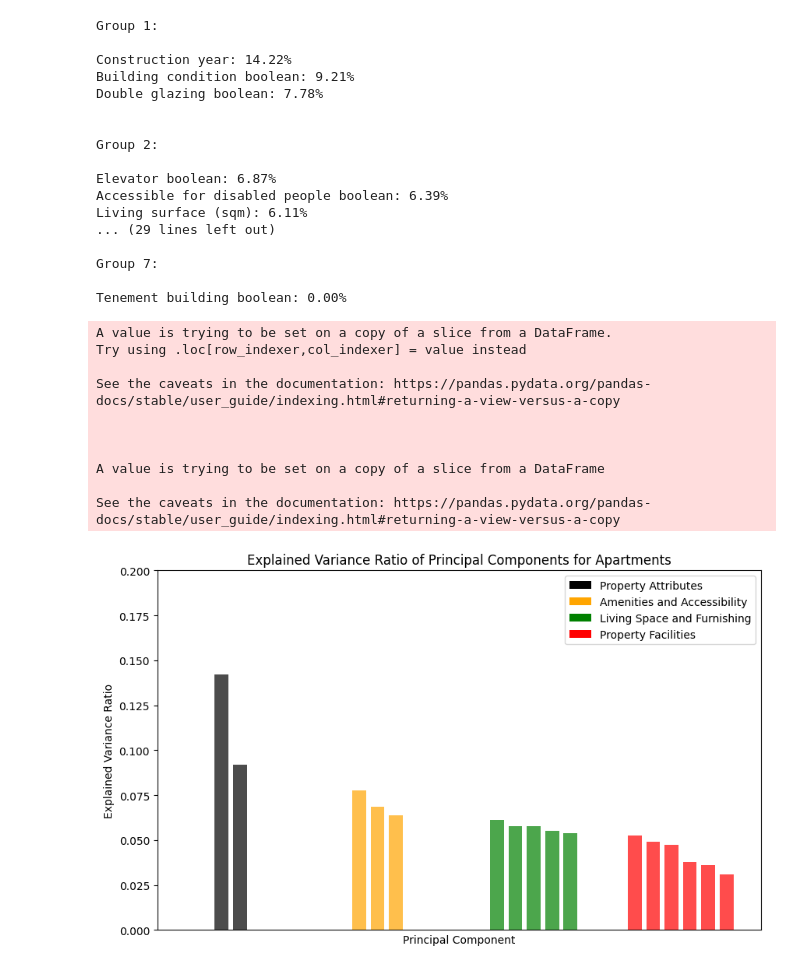
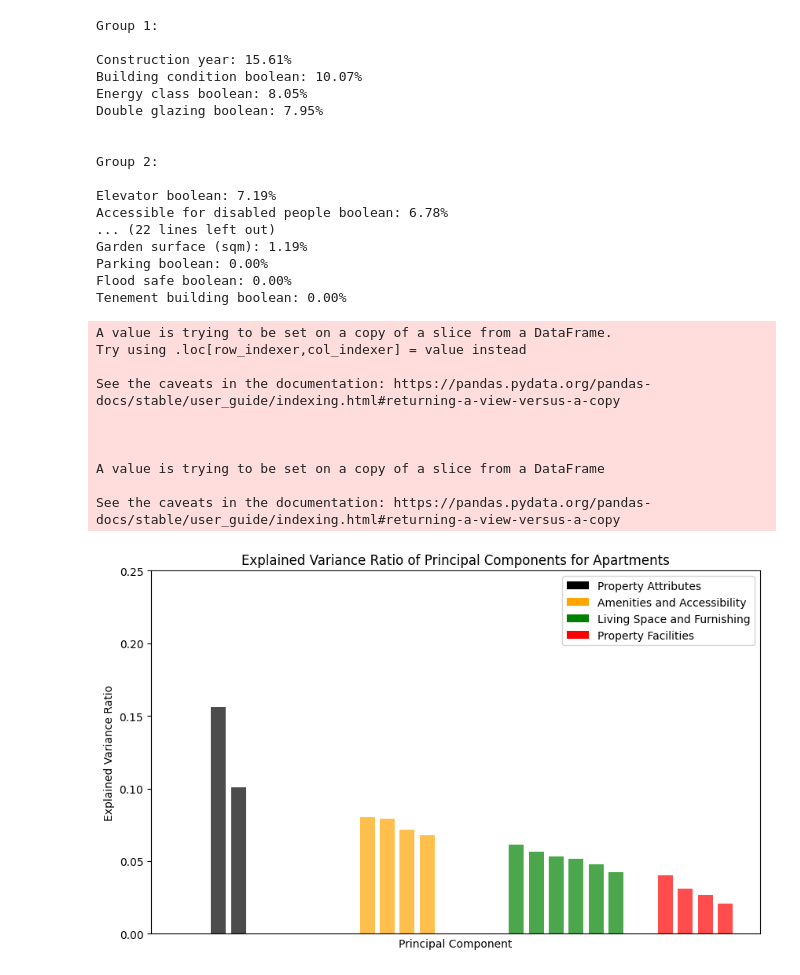
Before and after one commit to slvg01/6a_immoeliza_data, a Jupyter notebook: data/visualization.ipynb, the cells around one changed output. Cells and saved outputs as stored; diff of their text form; code cells hidden in the pictures.

```diff
--- a/data/visualization.ipynb
+++ b/data/visualization.ipynb
@@ -18,21 +93,14 @@ df['price_sqm'] = df['Price (euro)'] / df['Living surface (sqm)']
 # %%
-import pandas as pd
-import matplotlib.pyplot as plt
-import numpy as np
-from sklearn.decomposition import PCA
-from sklearn.preprocessing import StandardScaler, OneHotEncoder
-from sklearn.compose import ColumnTransformer
-
-# Assume df is your original DataFrame
+# PCA FOR HOUSES
 
 # Drop rows with missing values
 pcadf = df[df['Type of property'] == 'House']
 pcadf = pcadf.dropna()
 
 # Drop specified columns
-columns_to_drop = ['Property ID', 'price_sqm', 'Price (euro)', 'Garden boolean', 'Parking boolean', 'Terrace boolean',
+columns_to_drop = ['Property ID', 'price_sqm', 'Price (euro)', 'Garden boolean', 'Parking tot nb', 'Terrace boolean',
                    'Bathrooms total nb boolean', 'Bathrooms', 'Shower rooms', 'Outdoor parking spaces',
-                   'Covered parking spaces', 'Postal code','Energy class boolean','Elevator boolean','Energy class','New Construction boolean']
+                   'Covered parking spaces', 'Postal code','Elevator boolean','Energy class','New Construction boolean']
 pcadf.drop(columns=columns_to_drop, inplace=True)
 
 # Selecting numerical columns for PCA
@@ -89,7 +157,7 @@ explained_variance_ratio = pca.explained_variance_ratio_
 sorted_indices = np.argsort(explained_variance_ratio)[::-1]
 explained_variance_ratio_sorted = [explained_variance_ratio[i] for i in sorted_indices]
 
-grouped_indices = [[0,1],[2,3],[4,5,6,7,8,9],[10,11,12,13,14,15]]
+grouped_indices = [[0,1],[2,3,4],[5,6,7,8,9,10],[11,12,13,14,15]]
 # Customizable group names and colors
 custom_group_labels = ['Property Attributes', 'Amenities and Accessibility', 'Living Space and Furnishing','Property Facilities']
 custom_colors = ['black', 'orange', 'green','red']
@@ -115,9 +183,9 @@ for group, columns in groupings.items():
         print(f"{column}: {variance:.2f}%")
     print("\n")
 
-plt.xlabel('Principal Component')
-plt.ylabel('Explained Variance Ratio')
-plt.title('Explained Variance Ratio of Principal Components for Houses')
+plt.xlabel('Principal Component', fontsize=15)
+plt.ylabel('Explained Variance Ratio', fontsize=15)
+plt.title('Explained Variance Ratio of Principal Components for Houses', fontsize=20)
 
 # Create legend for groups
 group_labels = custom_group_labels[:num_groups]
@@ -151,32 +219,24 @@ Tenement building boolean: 0.00%
 # %%
-import pandas as pd
-import matplotlib.pyplot as plt
-import numpy as np
-from sklearn.decomposition import PCA
-from sklearn.preprocessing import StandardScaler, OneHotEncoder
+# PCA FOR APARTMENTS
 
-# Assume df is your original DataFrame
-#df = pd.read_csv('clean_data/data_set_CLEAN.csv')
 # Drop rows with missing values
 pcadf2 = df[df['Type of property'] == 'Apartment']
 
 numeric_columns = pcadf2.select_dtypes(include=['number']).columns
 
-# fill -1 to all NaN
+# fill 0 to all NaN
 pcadf2[numeric_columns] = pcadf2[numeric_columns].fillna(0)
 
 # Drop specified columns
-columns_to_drop = ['Property ID', 'price_sqm', 'Price (euro)', 'Garden boolean', 'Parking boolean', 'Terrace boolean',
+columns_to_drop = ['Property ID', 'price_sqm', 'Price (euro)', 'Garden boolean', 'Parking tot nb', 'Terrace boolean',
                    'Bathrooms total nb boolean', 'Bathrooms', 'Shower rooms', 'Outdoor parking spaces',
-                   'Covered parking spaces', 'Postal code','Energy class boolean','Energy class', 'New Construction boolean']
+                   'Covered parking spaces', 'Postal code','Energy class', 'New Construction boolean']
 pcadf2.drop(columns=columns_to_drop, inplace=True)
+pcadf2 = pcadf2.dropna()
 
-pcadf2 = pcadf2.dropna()
 # Selecting numerical columns for PCA
 numerical_columns = pcadf2.select_dtypes(include=['float64', 'int64']).columns.tolist()
 
-# Fill missing values with mean for numerical columns
-#pcadf2[numerical_columns] = pcadf2[numerical_columns].fillna(pcadf2[numerical_columns].mean())
 
 # Handling non-numeric values and missing data
 numeric_transformer = StandardScaler()
@@ -228,7 +288,7 @@ explained_variance_ratio = pca.explained_variance_ratio_
 sorted_indices = np.argsort(explained_variance_ratio)[::-1]
 explained_variance_ratio_sorted = [explained_variance_ratio[i] for i in sorted_indices]
 
-grouped_indices = [[0,1],[2,3,4],[5,6,7,8,9],[10,11,12,13,14,15]]
+grouped_indices = [[0,1],[2,3,4,5],[6,7,8,9,10,11],[12,13,14,15]]
 
 # Customizable group names and colors
 custom_group_labels = ['Property Attributes', 'Amenities and Accessibility', 'Living Space and Furnishing','Property Facilities']
@@ -258,45 +318,45 @@ for group, columns in groupings.items():
 plt.xlabel('Principal Component')
 plt.ylabel('Explained Variance Ratio')
 plt.title('Explained Variance Ratio of Principal Components for Apartments')
-plt.ylim(0,0.2)
+plt.ylim(0,0.25)
 
 # Create legend for groups
 group_labels = custom_group_labels[:num_groups]
 for i, label in enumerate(group_labels):
     plt.bar(0, 0, color=custom_colors[i % len(custom_colors)], label=label)
 
 plt.legend()
 
 # Hide x-axis labels
 plt.xticks([])
 
 plt.show()
 # %% [output]
 Group 1:
 
-Construction year: 14.22%
-Building condition boolean: 9.21%
-Double glazing boolean: 7.78%
+Construction year: 15.61%
+Building condition boolean: 10.07%
+Energy class boolean: 8.05%
+Double glazing boolean: 7.95%
 
 
 Group 2:
 
-Elevator boolean: 6.87%
-Accessible for disabled people boolean: 6.39%
-Living surface (sqm): 6.11%
-... (29 lines left out)
-
-Group 7:
-
+Elevator boolean: 7.19%
+Accessible for disabled people boolean: 6.78%
+... (22 lines left out)
+Garden surface (sqm): 1.19%
+Parking boolean: 0.00%
+Flood safe boolean: 0.00%
 Tenement building boolean: 0.00%
 A value is trying to be set on a copy of a slice from a DataFrame.
 Try using .loc[row_indexer,col_indexer] = value instead
 
 See the caveats in the documentation: https://pandas.pydata.org/pandas-docs/stable/user_guide/indexing.html#returning-a-view-versus-a-copy
 
 
 
 A value is trying to be set on a copy of a slice from a DataFrame
 
 See the caveats in the documentation: https://pandas.pydata.org/pandas-docs/stable/user_guide/indexing.html#returning-a-view-versus-a-copy
-[figure, old version]
+[figure, new version]
```
Also changed, not shown: parts of 20 cells of this notebook, 6 other files.
